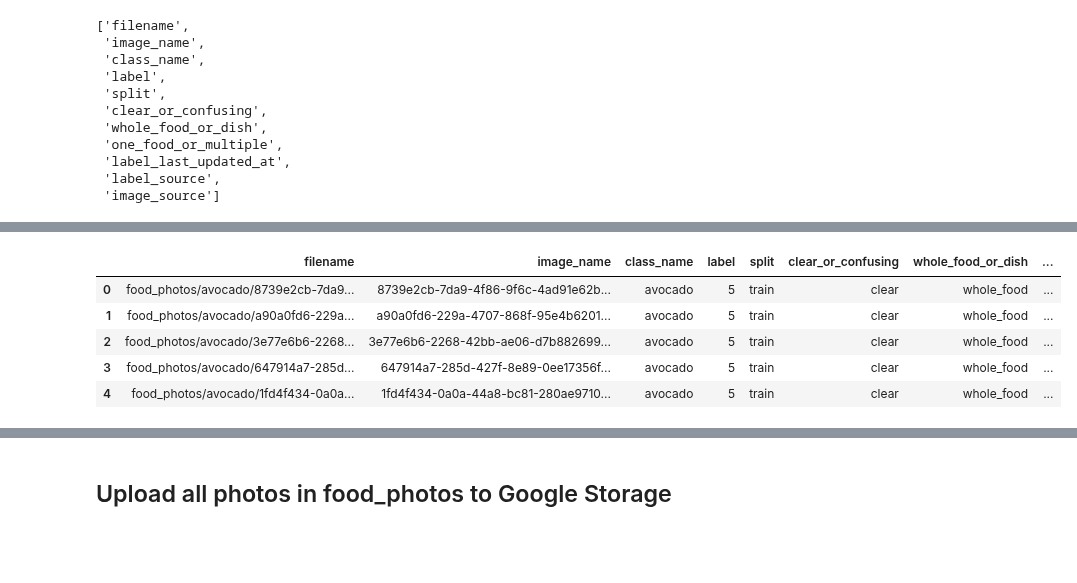
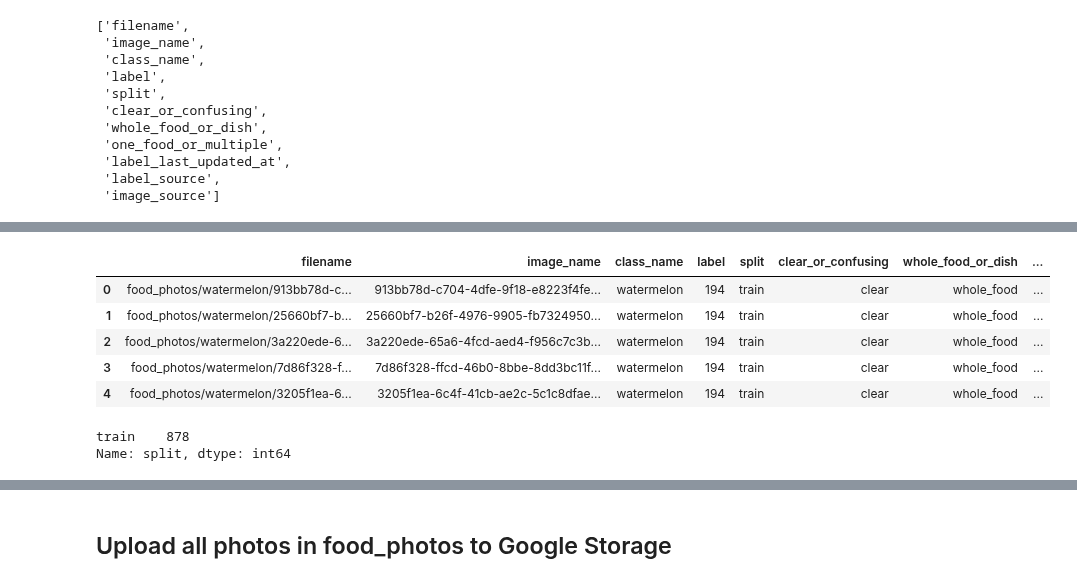
Before and after one commit to mrdbourke/nutrify, a Jupyter notebook: foodvision/notebooks/08_manual_photo_upload.ipynb, the cells around one changed output, grey strips where cells are left out. Cells and saved outputs as stored; diff of their text form; code cells hidden in the pictures; blank space fills up the shorter version.

Commit message:
add more images via manual upload

```diff
--- a/foodvision/notebooks/08_manual_photo_upload.ipynb
+++ b/foodvision/notebooks/08_manual_photo_upload.ipynb
@@ -283,10 +138,12 @@ import wandb
 # Initialize a new run
 from utils.wandb_utils import wandb_load_artifact, wandb_download_and_load_labels
 
+notes = f"add {len(all_paths)} manually taken photos to the training dataset"
+
 run = wandb.init(project=args.wandb_project,
                  job_type=args.wandb_job_type,
                  tags=['manual_photo_upload'],
-                 notes="add 658 manually taken photos to the training dataset")
+                 notes=notes)
 
 annotations, class_names, class_dict, reverse_class_dict, labels_path = wandb_download_and_load_labels(wandb_run=run,
 wandb_labels_artifact_name=args.wandb_labels_artifact)
@@ -330,47 +206,63 @@ len(image_paths)
 # %%
 from utils.misc import get_now_time
 
 # Create a list of dictionaries and fill out the columns of the annotations
 columns = ['filename',
  'image_name',
  'class_name',
  'label',
  'split',
  'clear_or_confusing',
  'whole_food_or_dish',
  'one_food_or_multiple',
  'label_last_updated_at',
  'label_source',
  'image_source']
 
 food_image_dict_list = []
+
 for image_path in image_paths:
-    food_image_dict = {}
-    food_image_dict['filename'] = image_path
-    food_image_dict['image_name'] = image_path.name
-    food_image_dict['class_name'] = image_path.parent.name
-    food_image_dict['label'] = reverse_class_dict[image_path.parent.name]
-    food_image_dict['split'] = 'train'
-    food_image_dict['clear_or_confusing'] = 'clear'
-    food_image_dict['whole_food_or_dish'] = 'whole_food'
-    food_image_dict['one_food_or_multiple'] = 'one_food'
-    food_image_dict['label_last_updated_at'] = get_now_time()
-    food_image_dict['label_source'] = 'manual_upload'
-    food_image_dict['image_source'] = 'manual_upload'
+    # Add check to see if image_path.parent.name is in class_names
+    if image_path.parent.name not in class_names:
+        pass
+    else:
+        food_image_dict = {}
+        food_image_dict['filename'] = image_path
+        food_image_dict['image_name'] = image_path.name
+        food_image_dict['class_name'] = image_path.parent.name
+        food_image_dict['label'] = reverse_class_dict[image_path.parent.name]
+        food_image_dict['split'] = 'train'
+        # # Label 20% off the images as test
+        # if np.random.random() < 0.2:
+        #     food_image_dict['split'] = 'test'
+        # else:
+        #     food_image_dict['split'] = 'train'
+        food_image_dict['clear_or_confusing'] = 'clear'
+        food_image_dict['whole_food_or_dish'] = 'whole_food'
+        food_image_dict['one_food_or_multiple'] = 'one_food'
+        food_image_dict['label_last_updated_at'] = get_now_time()
+        food_image_dict['label_source'] = 'manual_upload'
+        food_image_dict['image_source'] = 'manual_upload'
 
-    food_image_dict_list.append(food_image_dict)
+        food_image_dict_list.append(food_image_dict)
 
 # Create a dataframe from the list of dictionaries
 import pandas as pd
 new_annotations = pd.DataFrame(food_image_dict_list)
 new_annotations.head()
 # %% [output]
 |  | filename | image_name | class_name | label | split | clear_or_confusing | whole_food_or_dish | ... |
-| 0 | food_photos/avocado/8739e2cb-7da9... | 8739e2cb-7da9-4f86-9f6c-4ad91e62b... | avocado | 5 | train | clear | whole_food | ... |
-| 1 | food_photos/avocado/a90a0fd6-229a... | a90a0fd6-229a-4707-868f-95e4b6201... | avocado | 5 | train | clear | whole_food | ... |
-| 2 | food_photos/avocado/3e77e6b6-2268... | 3e77e6b6-2268-42bb-ae06-d7b882699... | avocado | 5 | train | clear | whole_food | ... |
-| 3 | food_photos/avocado/647914a7-285d... | 647914a7-285d-427f-8e89-0ee17356f... | avocado | 5 | train | clear | whole_food | ... |
-| 4 | food_photos/avocado/1fd4f434-0a0a... | 1fd4f434-0a0a-44a8-bc81-280ae9710... | avocado | 5 | train | clear | whole_food | ... |
+| 0 | food_photos/watermelon/913bb78d-c... | 913bb78d-c704-4dfe-9f18-e8223f4fe... | watermelon | 194 | train | clear | whole_food | ... |
+| 1 | food_photos/watermelon/25660bf7-b... | 25660bf7-b26f-4976-9905-fb7324950... | watermelon | 194 | train | clear | whole_food | ... |
+| 2 | food_photos/watermelon/3a220ede-6... | 3a220ede-65a6-4fcd-aed4-f956c7c3b... | watermelon | 194 | train | clear | whole_food | ... |
+| 3 | food_photos/watermelon/7d86f328-f... | 7d86f328-ffcd-46b0-8bbe-8dd3bc11f... | watermelon | 194 | train | clear | whole_food | ... |
+| 4 | food_photos/watermelon/3205f1ea-6... | 3205f1ea-6c4f-41cb-ae2c-5c1c8dfae... | watermelon | 194 | train | clear | whole_food | ... |
+# %%
+# Print how many images are train/test in new_annotations
+new_annotations['split'].value_counts()
+# %% [output]
+train    878
+Name: split, dtype: int64
 # %%
 new_annotations
 # %% [output]
```
Also changed, not shown: parts of 33 cells of this notebook.
